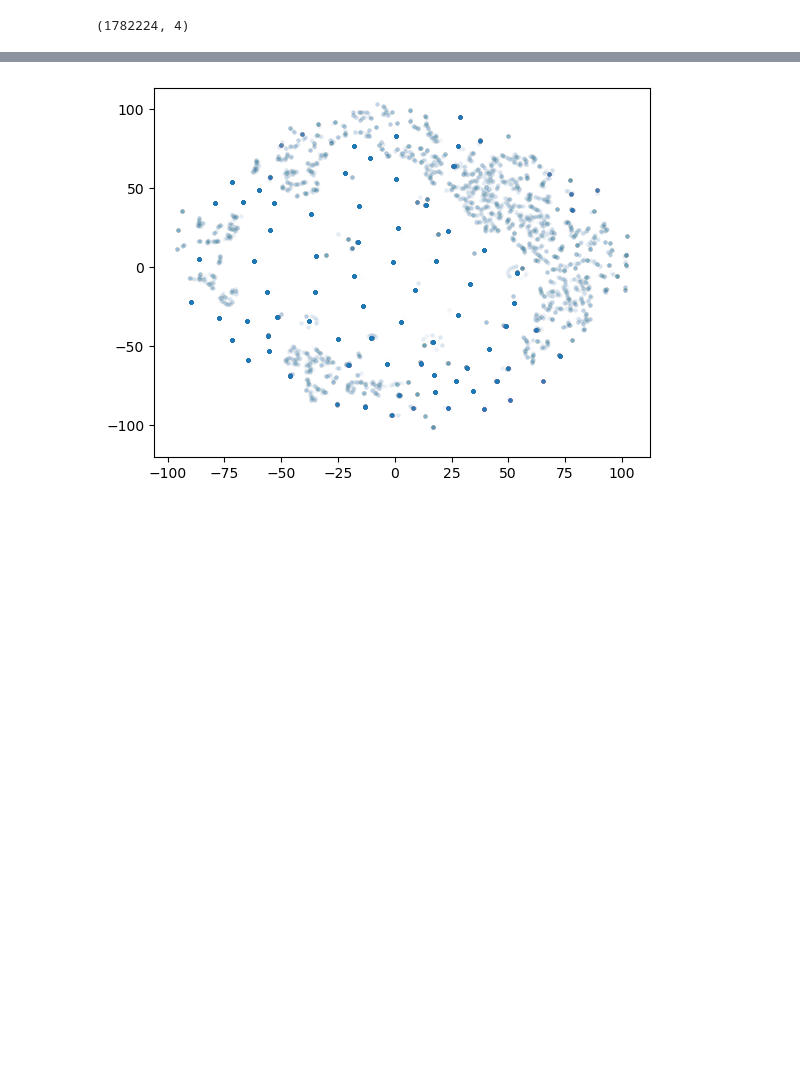
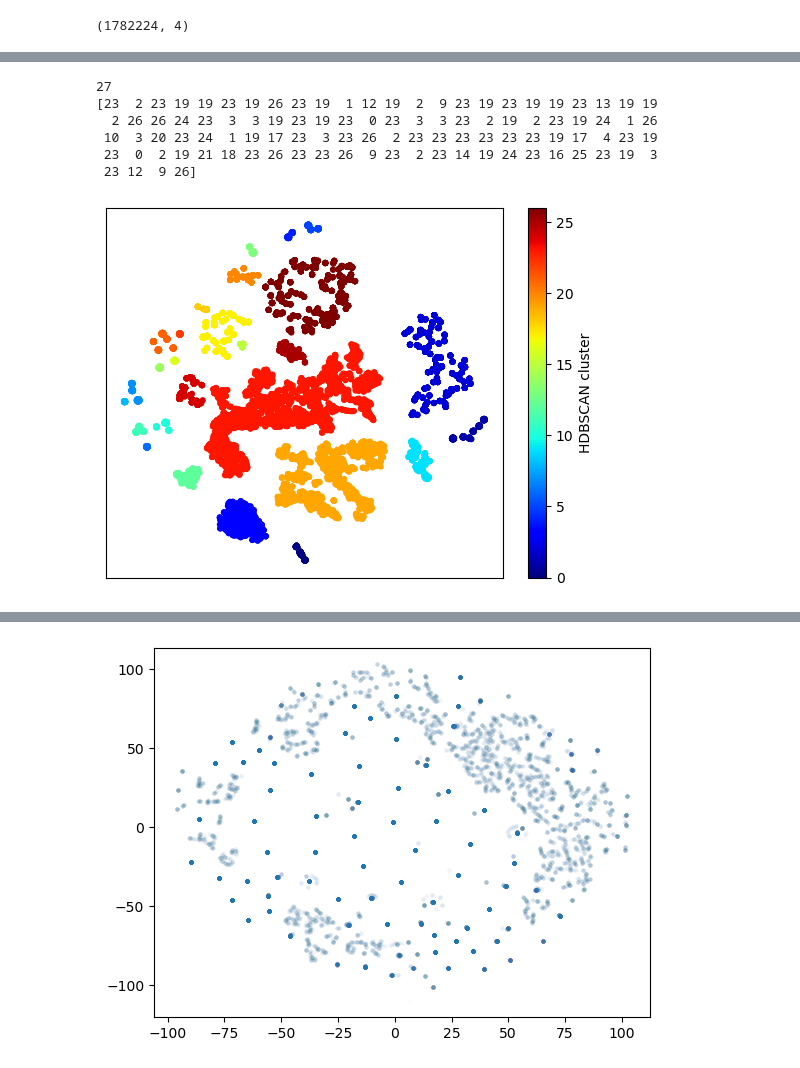
Before and after one commit to bjacobell/gbt-hdbscan, a Jupyter notebook: centroid_clustering_kmeans.ipynb, the cells around one changed output, grey strips where cells are left out. Cells and saved outputs as stored; diff of their text form; code cells hidden in the pictures; blank space fills up the shorter version.

```diff
--- a/centroid_clustering_kmeans.ipynb
+++ b/centroid_clustering_kmeans.ipynb
@@ -95,0 +143,36 @@ plt.show()
+# %%
+nmincluster = 20
+nminsamples = 10
+eps = 7
+
+hdb = HDBSCAN(min_cluster_size=nmincluster,
+              min_samples=nminsamples,
+              cluster_selection_epsilon=eps,
+              cluster_selection_method='eom',
+              store_centers='centroid')
+
+hdb.fit(xembed_2)
+
+print(len(np.unique(hdb.labels_)))
+
+print(hdb.labels_[:100])
+
+fig, ax = plt.subplots()
+s = ax.scatter(xembed_2[:,0], xembed_2[:,1],
+            c=hdb.labels_,
+            cmap='jet',
+            #vmin=-0.5, vmax=14.5,
+            s=20, linewidths=0, alpha=1)
+ax.set_xticks([])
+ax.set_yticks([])
+fig.colorbar(mappable=s, label=r'HDBSCAN cluster', ax=ax)
+plt.savefig('/datax/scratch/benjb/C23_L_HDBSCAN_TSNE_visualization_10k_hits.pdf', bbox_inches='tight')
+plt.show()
+# %% [output]
+27
+[23  2 23 19 19 23 19 26 23 19  1 12 19  2  9 23 19 23 19 19 23 13 19 19
+  2 26 26 24 23  3  3 19 23 19 23  0 23  3  3 23  2 19  2 23 19 24  1 26
+ 10  3 20 23 24  1 19 17 23  3 23 26  2 23 23 23 23 23 23 19 17  4 23 19
+ 23  0  2 19 21 18 23 26 23 23 26  9 23  2 23 14 19 24 23 16 25 23 19  3
+ 23 12  9 26]
+[figure, added]
```
Also changed, not shown: parts of 17 cells of this notebook, 5 other files.
